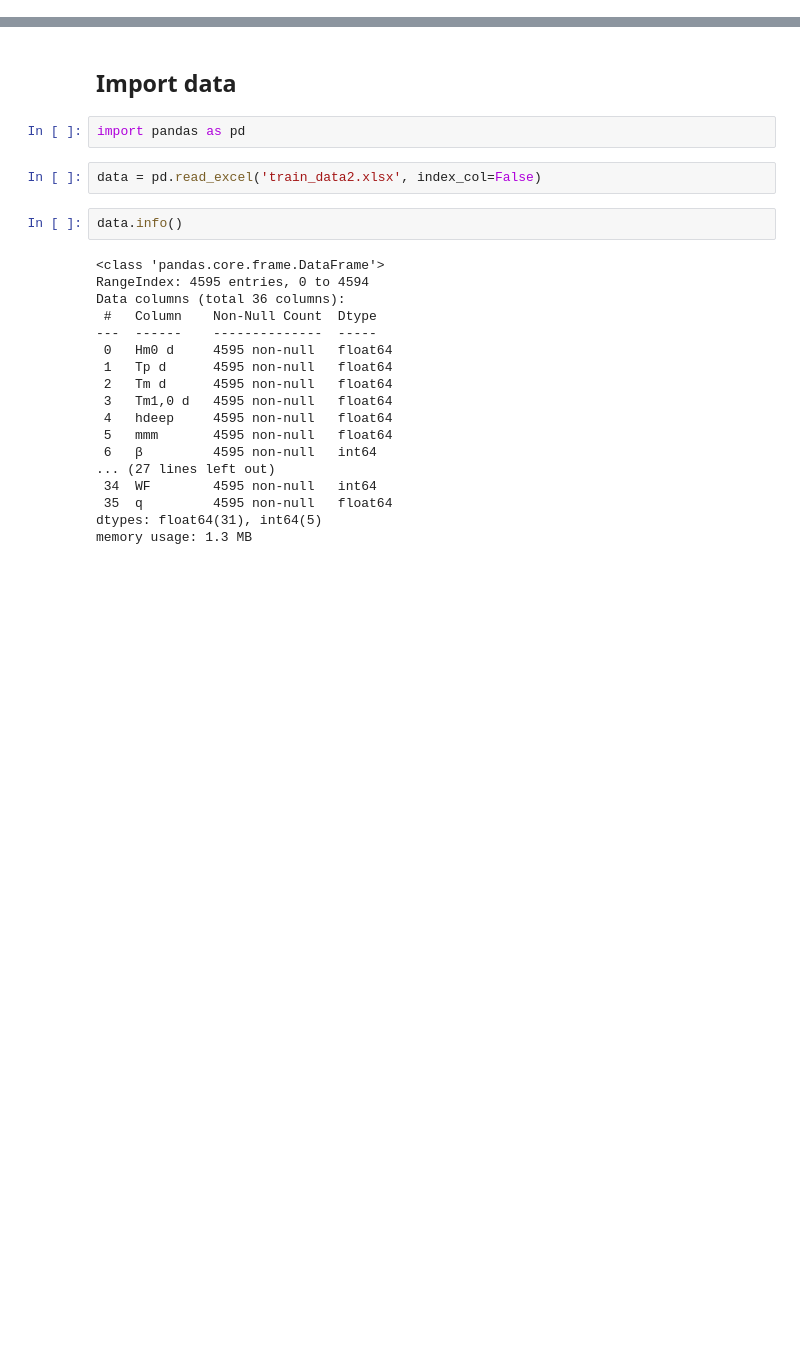
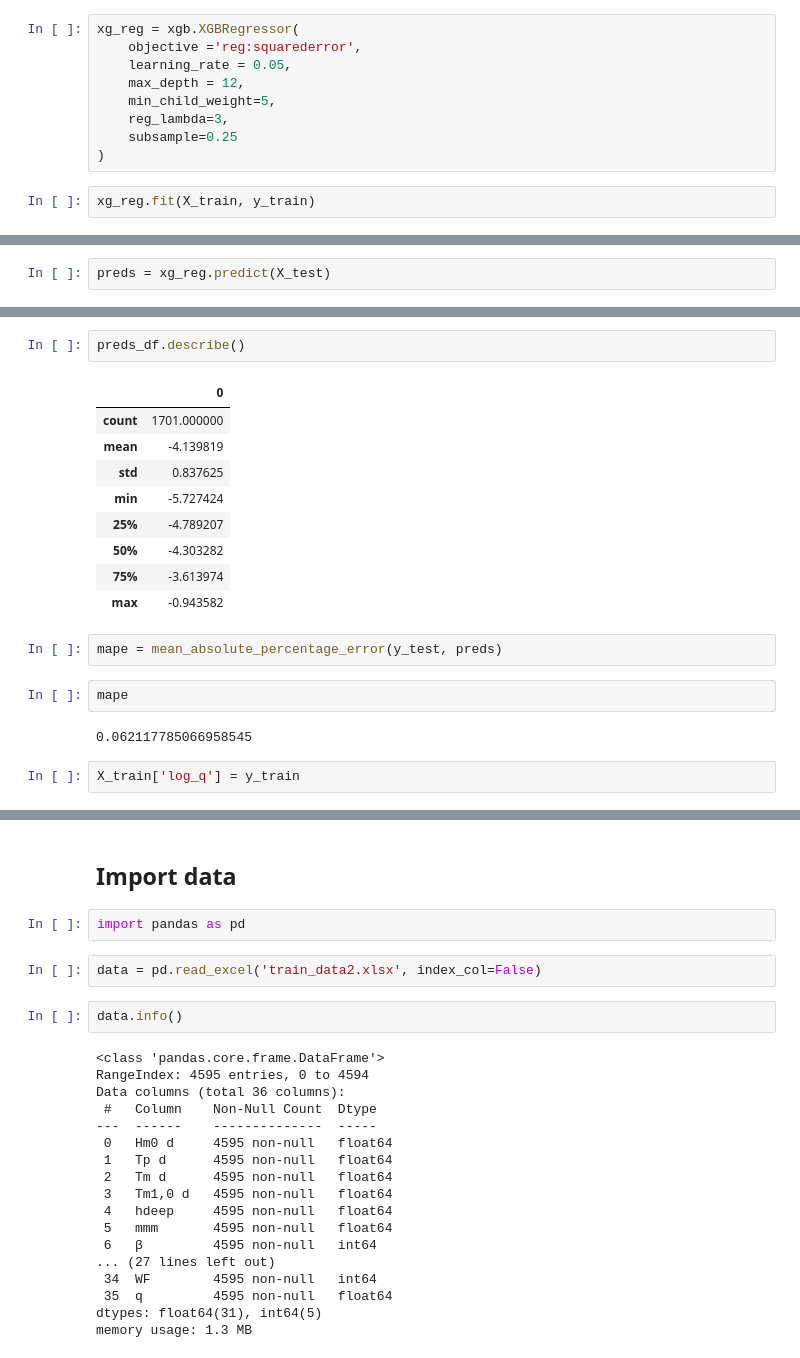
Before and after one commit to OmarMomen14/wave_overtopping_prediction, a Jupyter notebook: modeling.ipynb, the cells around one changed output, grey strips where cells are left out. Drawn from its saved outputs; the diff is of its cells as text; blank space fills up the shorter version.

```diff
--- a/modeling.ipynb
+++ b/modeling.ipynb
@@ -0,0 +86,11 @@
+# %%
+xg_reg = xgb.XGBRegressor(
+    objective ='reg:squarederror',
+    learning_rate = 0.05,
+    max_depth = 12,
+    min_child_weight=5,
+    reg_lambda=3,
+    subsample=0.25
+)
+# %%
+xg_reg.fit(X_train, y_train)
@@ -0,0 +109,2 @@
+# %%
+preds = xg_reg.predict(X_test)
@@ -0,0 +152,20 @@
+# %%
+preds_df.describe()
+# %% [output]
+|  | 0 |
+| count | 1701.000000 |
+| mean | -4.139819 |
+| std | 0.837625 |
+| min | -5.727424 |
+| 25% | -4.789207 |
+| 50% | -4.303282 |
+| 75% | -3.613974 |
+| max | -0.943582 |
+# %%
+mape = mean_absolute_percentage_error(y_test, preds)
+# %%
+mape
+# %% [output]
+0.062117785066958545
+# %%
+X_train['log_q'] = y_train
```
Also changed, not shown: parts of 31 cells of this notebook, 6 other files.
